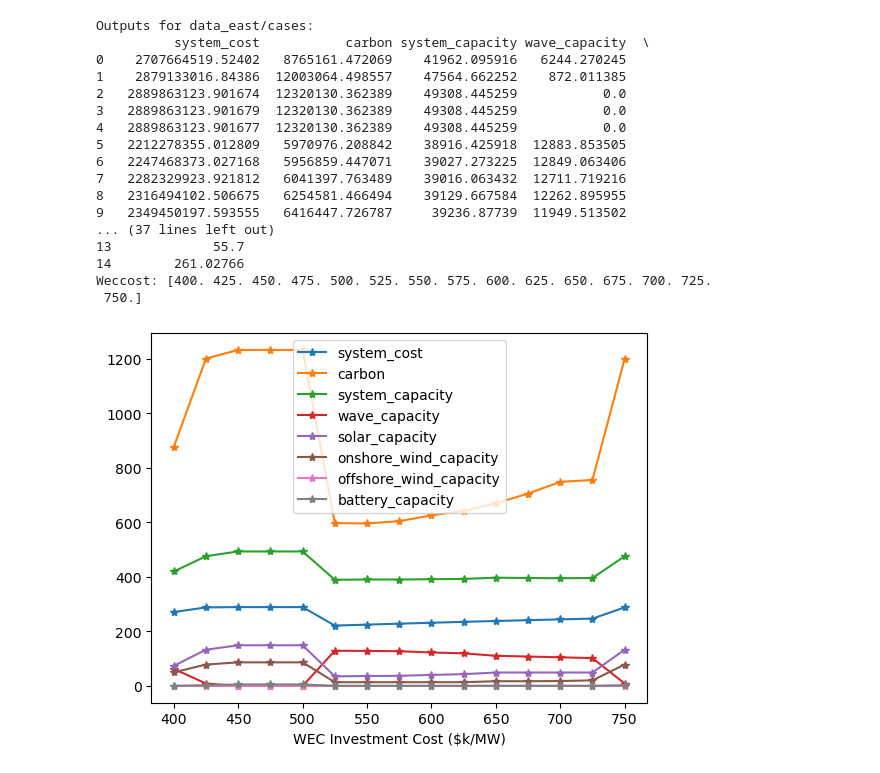
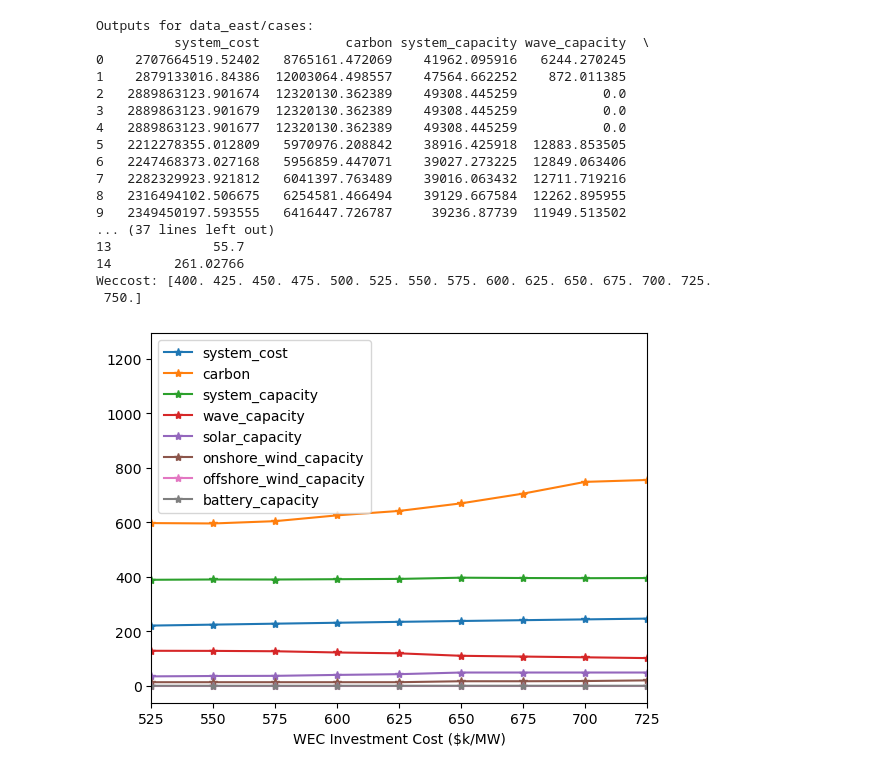
Before and after one commit to symbiotic-engineering/WEC-DECIDER, a Jupyter notebook: modules/CEM/analyze_results.ipynb, the cells around one changed output. Cells and saved outputs as stored; diff of their text form; code cells hidden in the pictures.

```diff
--- a/modules/CEM/analyze_results.ipynb
+++ b/modules/CEM/analyze_results.ipynb
@@ -105,36 +105,37 @@ for this_loc_cases_folder in all_loc_case_folders:
             scale = 1/output_scale[output]
             plt.plot(wec_cost, output_reshaped.astype(float)*scale, '*-', label=output)
         plt.xlabel('WEC Investment Cost ($k/MW)')
+        plt.xlim([525, 725])
         plt.legend()
         plt.show()
     else:
         # contour plots
         for output in output_cols:
             output_reshaped = np.reshape(outputs[output].values, size_tuple)
             fig, ax = plt.subplots()
             plt.pcolormesh(wec_cost, power_lim, output_reshaped.astype(float))
             #plt.plot(points[:,0],points[:,1],'r')
             plt.title(output)
             plt.xlabel('WEC Investment Cost ($k/MW)')
             plt.ylabel('WEC Fractional Power Limit')
             plt.colorbar()
             plt.show()
 # %% [output]
 Outputs for data_east/cases:
           system_cost           carbon system_capacity wave_capacity  \
 0    2707664519.52402   8765161.472069    41962.095916   6244.270245
 1    2879133016.84386  12003064.498557    47564.662252    872.011385
 2   2889863123.901674  12320130.362389    49308.445259           0.0
 3   2889863123.901679  12320130.362389    49308.445259           0.0
 4   2889863123.901677  12320130.362389    49308.445259           0.0
 5   2212278355.012809   5970976.208842    38916.425918  12883.853505
 6   2247468373.027168   5956859.447071    39027.273225  12849.063406
 7   2282329923.921812   6041397.763489    39016.063432  12711.719216
 8   2316494102.506675   6254581.466494    39129.667584  12262.895955
 9   2349450197.593555   6416447.726787     39236.87739  11949.513502
 ... (37 lines left out)
 13             55.7
 14        261.02766
 Weccost: [400. 425. 450. 475. 500. 525. 550. 575. 600. 625. 650. 675. 700. 725.
  750.]
-[figure, old version]
+[figure, new version]
```
